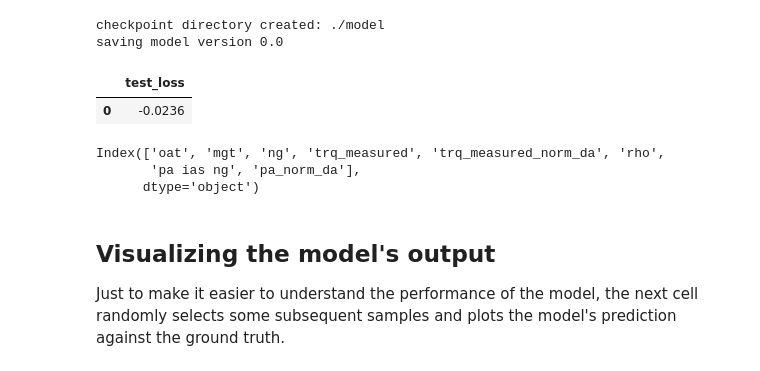
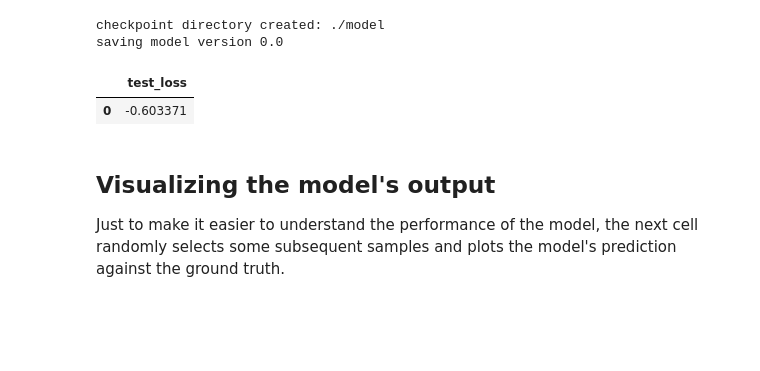
Before and after one commit to MrPio/PHM_North_America_2024_Challenge, a Jupyter notebook: 2-torque_target_probabilistic_regression/2.3-Generating_Torque_Margin_Predictions.ipynb, the cells around one changed output. Drawn from its saved outputs; the diff is of its cells as text; code cells hidden in the pictures; blank space fills up the shorter version.

```diff
--- a/2-torque_target_probabilistic_regression/2.3-Generating_Torque_Margin_Predictions.ipynb
+++ b/2-torque_target_probabilistic_regression/2.3-Generating_Torque_Margin_Predictions.ipynb
@@ -21,6 +17,8 @@ The PyKAN trained in 2.2 is here loaded and used to generate predictions over th
 ## Load dataset
 
 The entire dataset is standardized using the mean and the std of the train set that was saved by the previous notebook after the training.
+# %%
+prefix="7-interpretable_extension"
 # %%
 # 1s
 train_x, train_y = read_dataset(stage='regression')
@@ -43,19 +41,19 @@ trainset_x = (trainset_x - means) / stds
 validset_x = (validset_x - means) / stds
 testset_x = (testset_x - means) / stds
 # %%
-pyKAN: PHMNetwork = PyKAN([[len(train_x.columns), 0], [1, 0], [2, 0]], 'regression', grid_size=2, device='cpu', use_native_loss=True)
+pyKAN: PHMNetwork = PyKAN([[len(train_x.columns), 0], [2, 0]], 'regression', grid_size=1, device='cpu', use_native_loss=False)
 # %% [output]
 checkpoint directory created: ./model
 saving model version 0.0
 # %%
 # 1s
-pyKAN.load('6-interpretable')
+pyKAN.load(prefix)
 _, _, testset, _ = split_dataset(train_x, train_y['trq_margin'], standardize_y=False, train_ratio=0.15, max=1, seed=1)
 metrics = pyKAN.test(testset)
 pd.DataFrame([metrics])
 # %% [output]
 |  | test_loss |
-| 0 | -0.0236 |
+| 0 | -0.603371 |
 # %%
 def predict(model, dataset, batch_size=8192) -> pd.DataFrame:
     if isinstance(model, torch.nn.Module):
@@ -74,12 +72,6 @@ def predict(model, dataset, batch_size=8192) -> pd.DataFrame:
             predictions.extend(mu.detach().numpy().tolist())
             predictions_std.extend(std.detach().numpy().tolist())
     return pd.DataFrame({'trq_margin': predictions, 'trq_margin_std': predictions_std})
-# %%
-train_x.columns
-# %% [output]
-Index(['oat', 'mgt', 'ng', 'trq_measured', 'trq_measured_norm_da', 'rho',
-       'pa ias ng', 'pa_norm_da'],
-      dtype='object')
 # %%
 def equation_model(x: tensor) -> tuple[tensor, tensor]:
     mu = 8*x[:, 0]-15.7*x[:, 1]+3.6*x[:, 2]+13.9*x[:, 3]
```
Also changed, not shown: parts of 6 cells of this notebook, 9 other files.
